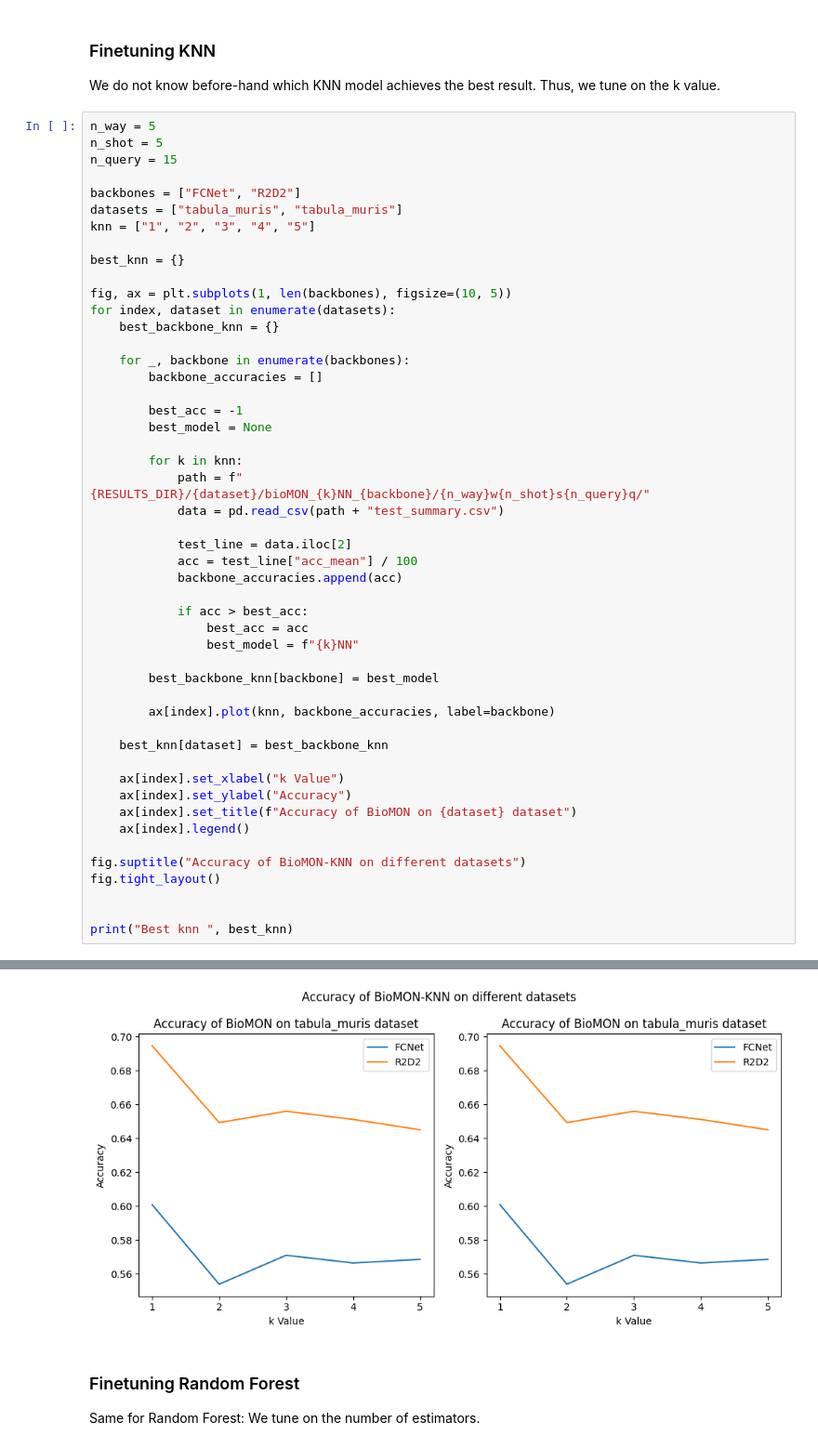
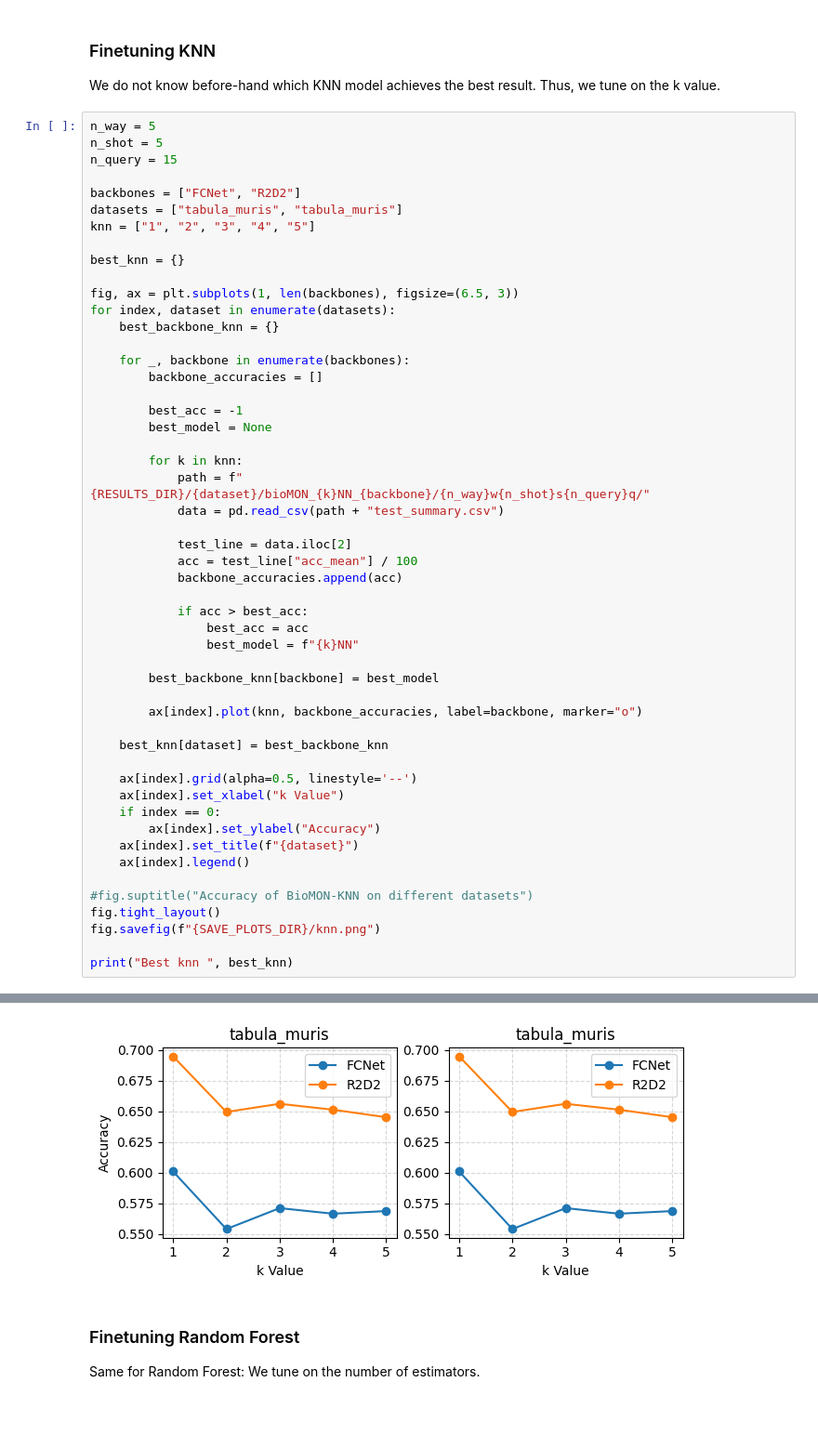
Before and after one commit to MChatzakis/BioMON, a Jupyter notebook: bioMON.ipynb, the cells around one changed output, grey strips where cells are left out. Shown at 93% size. Drawn from its saved outputs; the diff is of its cells as text; blank space fills up the shorter version.

Commit message:
graphs

```diff
--- a/bioMON.ipynb
+++ b/bioMON.ipynb
@@ -53,7 +53,7 @@ knn = ["1", "2", "3", "4", "5"]
 
 best_knn = {}
 
-fig, ax = plt.subplots(1, len(backbones), figsize=(10, 5))
+fig, ax = plt.subplots(1, len(backbones), figsize=(6.5, 3))
 for index, dataset in enumerate(datasets):
     best_backbone_knn = {}
 
@@ -61,39 +61,41 @@ for index, dataset in enumerate(datasets):
         backbone_accuracies = []
 
         best_acc = -1
         best_model = None
 
         for k in knn:
             path = f"{RESULTS_DIR}/{dataset}/bioMON_{k}NN_{backbone}/{n_way}w{n_shot}s{n_query}q/"
             data = pd.read_csv(path + "test_summary.csv")
 
             test_line = data.iloc[2]
             acc = test_line["acc_mean"] / 100
             backbone_accuracies.append(acc)
 
             if acc > best_acc:
                 best_acc = acc
                 best_model = f"{k}NN"
 
         best_backbone_knn[backbone] = best_model
 
-        ax[index].plot(knn, backbone_accuracies, label=backbone)
+        ax[index].plot(knn, backbone_accuracies, label=backbone, marker="o")
 
     best_knn[dataset] = best_backbone_knn
 
+    ax[index].grid(alpha=0.5, linestyle='--')
     ax[index].set_xlabel("k Value")
-    ax[index].set_ylabel("Accuracy")
-    ax[index].set_title(f"Accuracy of BioMON on {dataset} dataset")
+    if index == 0:
+        ax[index].set_ylabel("Accuracy")
+    ax[index].set_title(f"{dataset}")
     ax[index].legend()
 
-fig.suptitle("Accuracy of BioMON-KNN on different datasets")
+#fig.suptitle("Accuracy of BioMON-KNN on different datasets")
 fig.tight_layout()
-
+fig.savefig(f"{SAVE_PLOTS_DIR}/knn.png")
 
 print("Best knn ", best_knn)
 # %% [output]
 Best knn  {'tabula_muris': {'FCNet': '1NN', 'R2D2': '1NN'}}
-[figure, old version]
+[figure, new version]
 # %% [markdown]
 ### Finetuning Random Forest
 
```
Also changed, not shown: parts of 7 cells of this notebook, 6 other files.
